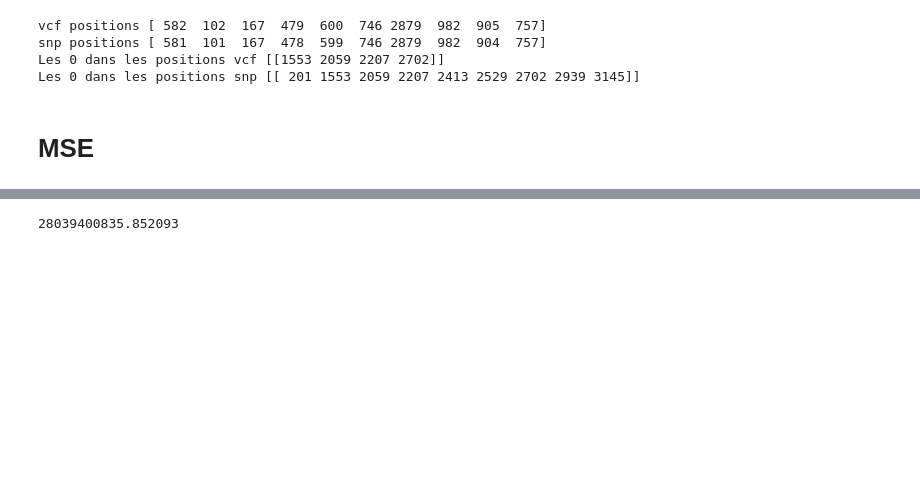
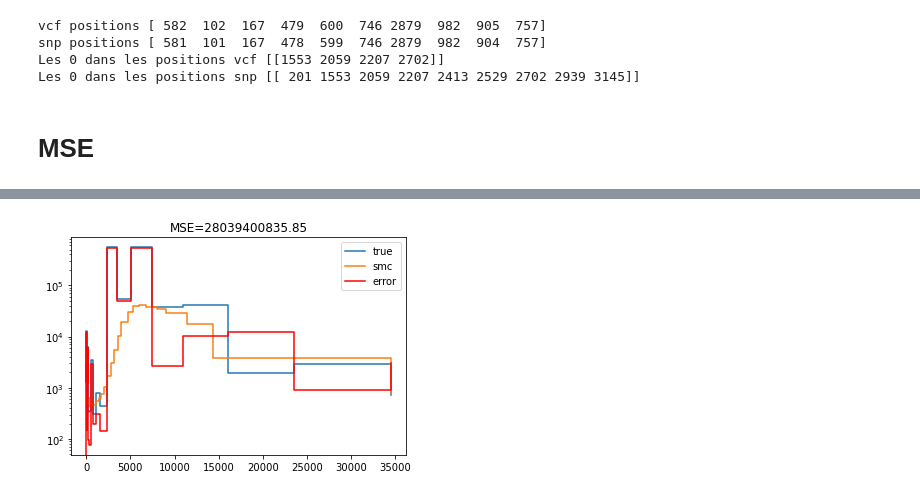
Before and after one commit to jayflora/SMCpp_HDGP, a Jupyter notebook: smc.ipynb, the cells around one changed output, grey strips where cells are left out. Drawn from its saved outputs; the diff is of its cells as text; code cells hidden in the pictures; blank space fills up the shorter version.

```diff
--- a/smc.ipynb
+++ b/smc.ipynb
@@ -789,6 +805,5 @@ ax.legend()
 # %%
 trueX, trueY, smcX, smcY = loadCSV()
-mse, error = MSE(trueX, trueY, smcX, smcY)
-print(mse)
+plotError(trueX, trueY, smcX, smcY)
 # %% [output]
-28039400835.852093
+[figure, added]
```
Also changed, not shown: parts of 7 cells of this notebook.
